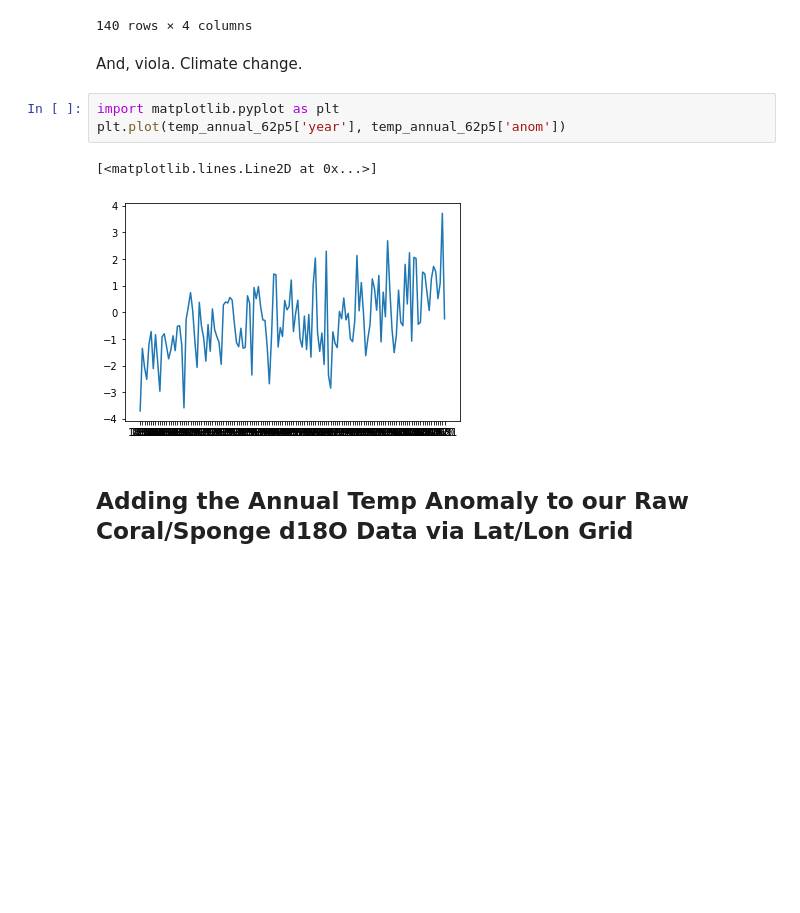
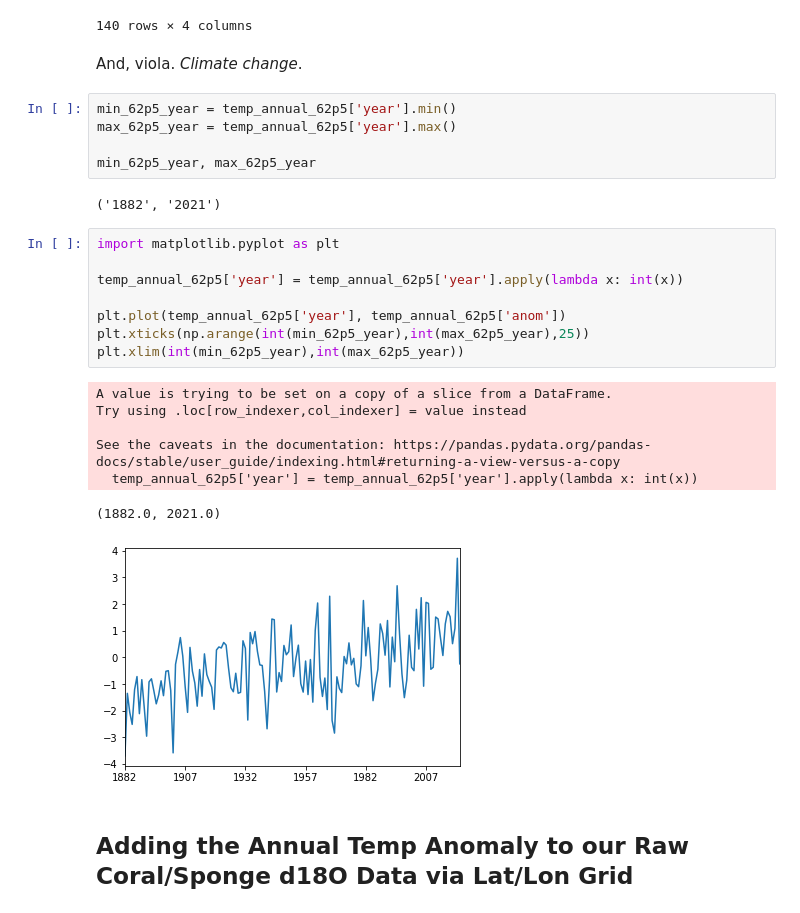
Before and after one commit to p-ai-org/p-climate, a Jupyter notebook: add_temp_to_df.ipynb, the cells around one changed output. Drawn from its saved outputs; the diff is of its cells as text; blank space fills up the shorter version.

Commit message:
add years to x axis ticks

```diff
--- a/add_temp_to_df.ipynb
+++ b/add_temp_to_df.ipynb
@@ -198,13 +198,30 @@ temp_annual_62p5
 | 285740 | 2021 | 62.5 | 62.5 | -0.241857 |
 140 rows × 4 columns
 # %% [markdown]
-And, viola. Climate change.
+And, viola. *Climate change*.
+# %%
+min_62p5_year = temp_annual_62p5['year'].min()
+max_62p5_year = temp_annual_62p5['year'].max()
+
+min_62p5_year, max_62p5_year
+# %% [output]
+('1882', '2021')
 # %%
 import matplotlib.pyplot as plt
+
+temp_annual_62p5['year'] = temp_annual_62p5['year'].apply(lambda x: int(x))
+
 plt.plot(temp_annual_62p5['year'], temp_annual_62p5['anom'])
+plt.xticks(np.arange(int(min_62p5_year),int(max_62p5_year),25))
+plt.xlim(int(min_62p5_year),int(max_62p5_year))
 # %% [output]
-[<matplotlib.lines.Line2D at 0x...>]
+A value is trying to be set on a copy of a slice from a DataFrame.
+Try using .loc[row_indexer,col_indexer] = value instead
+
+See the caveats in the documentation: https://pandas.pydata.org/pandas-docs/stable/user_guide/indexing.html#returning-a-view-versus-a-copy
+  temp_annual_62p5['year'] = temp_annual_62p5['year'].apply(lambda x: int(x))
+(1882.0, 2021.0)
-[figure, old version]
+[figure, new version]
 # %% [markdown]
 ## Adding the Annual Temp Anomaly to our Raw Coral/Sponge d18O Data via Lat/Lon Grid
 # %% [markdown]
```
Also changed, not shown: parts of 1 cell of this notebook.
